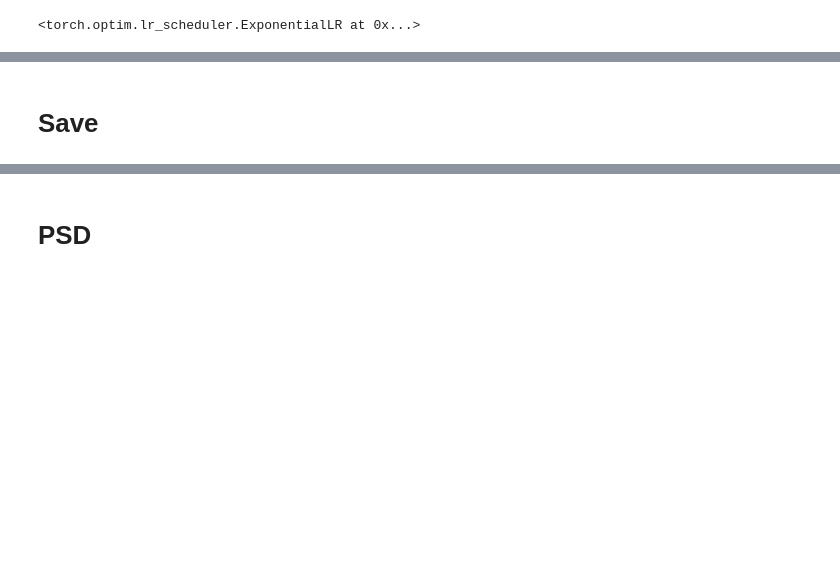
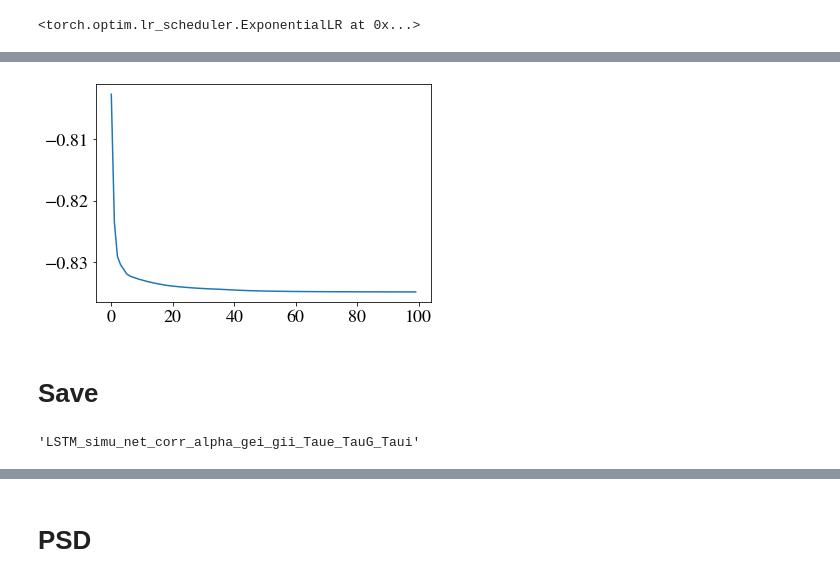
Before and after one commit to JINhuaqing/TV-SGM, a Jupyter notebook: notebooks/real_data_demo.ipynb, the cells around one changed output, grey strips where cells are left out. Cells and saved outputs as stored; diff of their text form; code cells hidden in the pictures; blank space fills up the shorter version.

```diff
--- a/notebooks/real_data_demo.ipynb
+++ b/notebooks/real_data_demo.ipynb
@@ -51,7 +57,8 @@ else:
 import netCDF4
 fils = list(DATA_ROOT.glob("*s100tp.nc")) # 300/150
 file2read = netCDF4.Dataset(fils[0], 'r')
-psd_all = np.array(file2read.variables["__xarray_dataarray_variable__"][:])
+psd_all_full = np.array(file2read.variables["__xarray_dataarray_variable__"][:])
+psd_all_full = 10 * np.log10(psd_all_full) # to dB scale
 time_points = np.array(file2read.variables["timepoints"][:])
 freqs = np.array(file2read.variables["frequencies"][:])
 ROIs_order = np.array(file2read.variables["regionx"][:])
@@ -204,8 +198,15 @@ paras_rnn.hidden_dim = int(1024/1)
 paras_rnn.output_dim = 7
 paras_rnn.input_dim = 68*len(paras.freqs)
 paras_rnn.is_bidirectional = False
-paras_rnn.dy_mask = [1, 1, 1, 1, 1, 1, 0]
+paras_rnn.unstable_pen = 10000 # Whether to filter out the unstable sps or not, if 0 not, if large number, yes
+paras_rnn.loss_name = "corr" # linR, corr, wmse or mse
+#paras.names = ["alpha", "gei", "gii", "Taue", "TauG", "Taui", "Speed"]
+# 1 dynamic, 0 static
+paras_rnn.dy_mask = [0, 0, 0, 0, 0, 0, 0]
 
+# delete a sig outlier
+psd_all = psd_all_full
+#psd_all = np.delete(psd_all_full, 24, axis=-1)
 #  real data, should be len_seq x nrois x nfreqs
 data_idx = 0
 cur_data = psd_all[:, :, :, 1].transpose(2, 0, 1)
@@ -224,11 +225,16 @@ rnn = LSTM_SGM(input_dim=paras_rnn.input_dim,
                k = paras_rnn.k,
                dy_mask = paras_rnn.dy_mask
 )
-loss_fn = nn.MSELoss()
-loss_fn = weighted_mse_loss
-#loss_fn = cos_simi_loss
-def loss_fn(X_raw, X_pred):
-    return -batch_corr_fn(X_raw, X_pred).mean()
+if paras_rnn.loss_name.startswith("corr"):
+    loss_fn = reg_R_loss
+elif paras_rnn.loss_name.startswith("linR"):
+    loss_fn = lin_R_loss
+elif paras_rnn.loss_name.startswith("wmse"):
+    loss_fn = weighted_mse_loss
+elif paras_rnn.loss_name.startswith("mse"):
+    loss_fn = nn.MSELoss()
+else:
+    raise KeyError("No such loss")
 
 optimizer = torch.optim.AdamW(rnn.parameters(), lr=2e-4, weight_decay=0)
 scheduler = ExponentialLR(optimizer, gamma=0.9, verbose=True)
@@ -243,6 +249,7 @@ losses_test = []
 
 t0 = time.time()
 sgm_net.eval()
+loss_add = 0
 for ix in range(paras_rnn.niter):
     rnn.train()
     #X_seq = random_samples_rnn(all_data[24],
@@ -253,8 +260,13 @@ for ix in range(paras_rnn.niter):
 
     theta_pred = rnn(X_seq)
     X_pred = sgm_net(theta_pred.flatten(0, 1))
-    loss = loss_fn(X_seq.flatten(0, 1).reshape(-1, 68, len(paras.freqs)),
+    loss_main = loss_fn(X_seq.flatten(0, 1).reshape(-1, 68, len(paras.freqs)),
                    X_pred)
+    if paras_rnn.unstable_pen > 0:
+        unstable_inds = paras_stable_check(theta_pred.flatten(0, 1).detach().numpy());
+        unstable_inds = torch.tensor(unstable_inds).reshape(*theta_pred.shape[:2])
+        loss_add = (paras_rnn.unstable_pen * unstable_inds.unsqueeze(-1) * theta_pred).mean();
+    loss = loss_main + loss_add
 
     # Perform backward pass
     loss.backward()
@@ -266,7 +278,7 @@ for ix in range(paras_rnn.niter):
     if ix % paras_rnn.lr_step == (paras_rnn.lr_step-1):
         scheduler.step()
 
-    loss_cur = loss_cur + loss.item()
+    loss_cur = loss_cur + loss_main.item()
     if ix % paras_rnn.loss_out == (paras_rnn.loss_out-1):
         losses.append(loss_cur/paras_rnn.loss_out)
         print(f"At iter {ix+1}/{paras_rnn.niter}, "
@@ -290,10 +320,17 @@ for ix in range(paras_rnn.niter):
 # %%
-plt.plot(losses[:])
-plt.yscale("log")
+if not RUN_PYTHON_SCRIPT:
+    plt.plot(losses[:])
+    #plt.yscale("log")
+# %% [output]
+[figure, added]
 # %% [markdown]
 # Save
 # %%
-folder_name = f"LSTM_simu_net_corr";
+dy_part = "_".join(np.array(paras.names)[np.array(paras_rnn.dy_mask)==0][:-1])
+folder_name = f"LSTM_simu_net_{paras_rnn.loss_name}_{dy_part}";
+folder_name
+# %% [output]
+'LSTM_simu_net_corr_alpha_gei_gii_Taue_TauG_Taui'
 # %%
 if (RES_ROOT/folder_name).exists():
     trained_model = load_pkl_folder2dict(RES_ROOT/folder_name)
```
Also changed, not shown: parts of 12 cells of this notebook, 14 other files.
